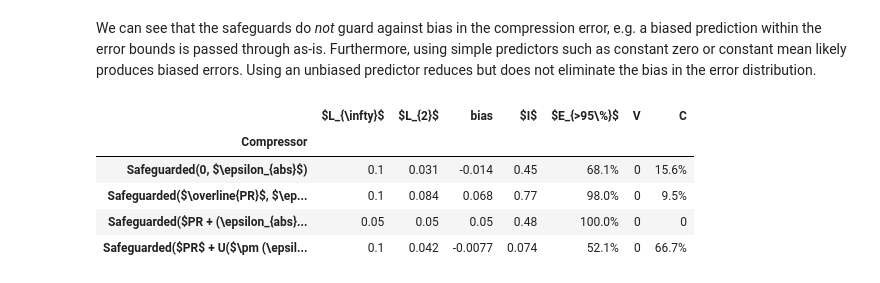
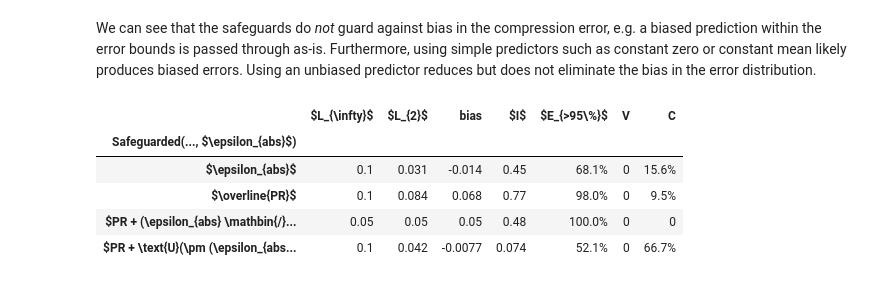
Before and after one commit to juntyr/compression-safeguards, a Jupyter notebook: examples/error-distribution.ipynb, the cells around one changed output. Drawn from its saved outputs; the diff is of its cells as text; code cells hidden in the pictures.

```diff
--- a/examples/error-distribution.ipynb
+++ b/examples/error-distribution.ipynb
@@ -250,7 +250,7 @@ def table_mean_precipitation(
 
     return pd.DataFrame(
         {
-            "Compressor": [title],
+            r"Safeguarded(..., $\epsilon_{abs}$)": [title],
             r"$L_{\infty}$": [f"{err_inf_PR:.02}"],
             r"$L_{2}$": [f"{err_2_PR:.02}"],
             "bias": [f"{bias_PR:.02}"],
@@ -361,42 +361,42 @@ mean_pr_table = pd.concat(
     [
         table_mean_precipitation(
             ERA5_PR_sg["zero"],
-            r"Safeguarded(0, $\epsilon_{abs}$)",
+            r"$\epsilon_{abs}$",
             eb_abs=eb_abs,
             corr=ERA5_PR_sg_corr["zero"],
         ),
         table_mean_precipitation(
             ERA5_PR_sg["mean"],
-            r"Safeguarded($\overline{PR}$, $\epsilon_{abs}$)",
+            r"$\overline{PR}$",
             eb_abs=eb_abs,
             corr=ERA5_PR_sg_corr["mean"],
         ),
         table_mean_precipitation(
             ERA5_PR_sg["bias"],
-            r"Safeguarded($PR + (\epsilon_{abs} \mathbin{/} 2)$, $\epsilon_{abs}$)",
+            r"$PR + (\epsilon_{abs} \mathbin{/} 2)$",
             eb_abs=eb_abs,
             corr=ERA5_PR_sg_corr["bias"],
         ),
         table_mean_precipitation(
             ERA5_PR_sg["uniform"],
-            r"Safeguarded($PR$ + U($\pm (\epsilon_{abs} \cdot 3)$), $\epsilon_{abs}$)",
+            r"$PR + \text{U}(\pm (\epsilon_{abs} \cdot 3))$",
             eb_abs=eb_abs,
             corr=ERA5_PR_sg_corr["uniform"],
         ),
     ]
-).set_index(["Compressor"])
+).set_index([r"Safeguarded(..., $\epsilon_{abs}$)"])
 
 Path("error-distribution.tex").write_text(
     mean_pr_table.to_latex(escape=False)
     .replace("%", r"\%")
     .replace("\\cline{1-9}\n\\bottomrule", "\\bottomrule")
 )
 
 mean_pr_table
 # %% [output]
 |  | $L_{\infty}$ | $L_{2}$ | bias | $I$ | $E_{>95\%}$ | V | C |
-| Compressor |  |  |  |  |  |  |  |
-| Safeguarded(0, $\epsilon_{abs}$) | 0.1 | 0.031 | -0.014 | 0.45 | 68.1% | 0 | 15.6% |
-| Safeguarded($\overline{PR}$, $\ep... | 0.1 | 0.084 | 0.068 | 0.77 | 98.0% | 0 | 9.5% |
-| Safeguarded($PR + (\epsilon_{abs}... | 0.05 | 0.05 | 0.05 | 0.48 | 100.0% | 0 | 0 |
-| Safeguarded($PR$ + U($\pm (\epsil... | 0.1 | 0.042 | -0.0077 | 0.074 | 52.1% | 0 | 66.7% |
+| Safeguarded(..., $\epsilon_{abs}$) |  |  |  |  |  |  |  |
+| $\epsilon_{abs}$ | 0.1 | 0.031 | -0.014 | 0.45 | 68.1% | 0 | 15.6% |
+| $\overline{PR}$ | 0.1 | 0.084 | 0.068 | 0.77 | 98.0% | 0 | 9.5% |
+| $PR + (\epsilon_{abs} \mathbin{/}... | 0.05 | 0.05 | 0.05 | 0.48 | 100.0% | 0 | 0 |
+| $PR + \text{U}(\pm (\epsilon_{abs... | 0.1 | 0.042 | -0.0077 | 0.074 | 52.1% | 0 | 66.7% |
```
Also changed, not shown: 2 other files.
